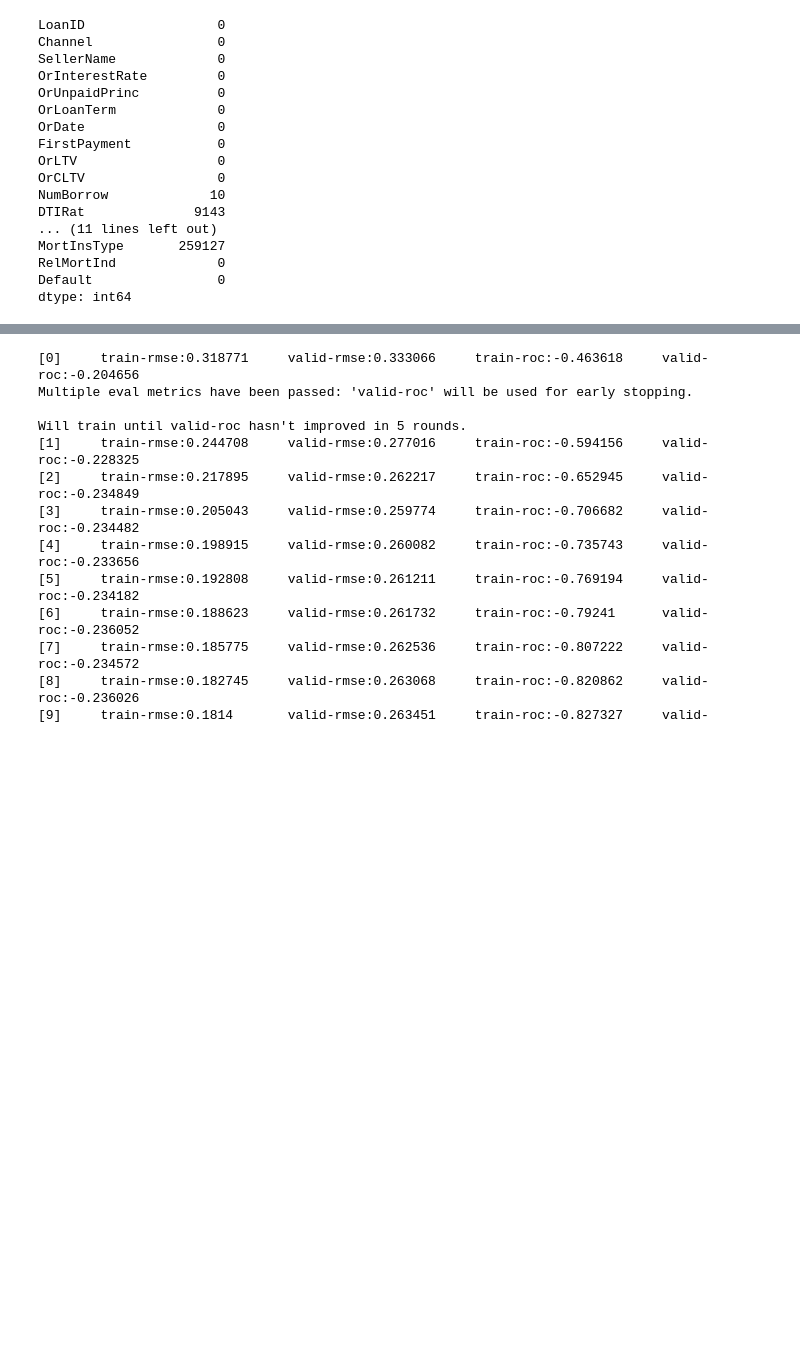
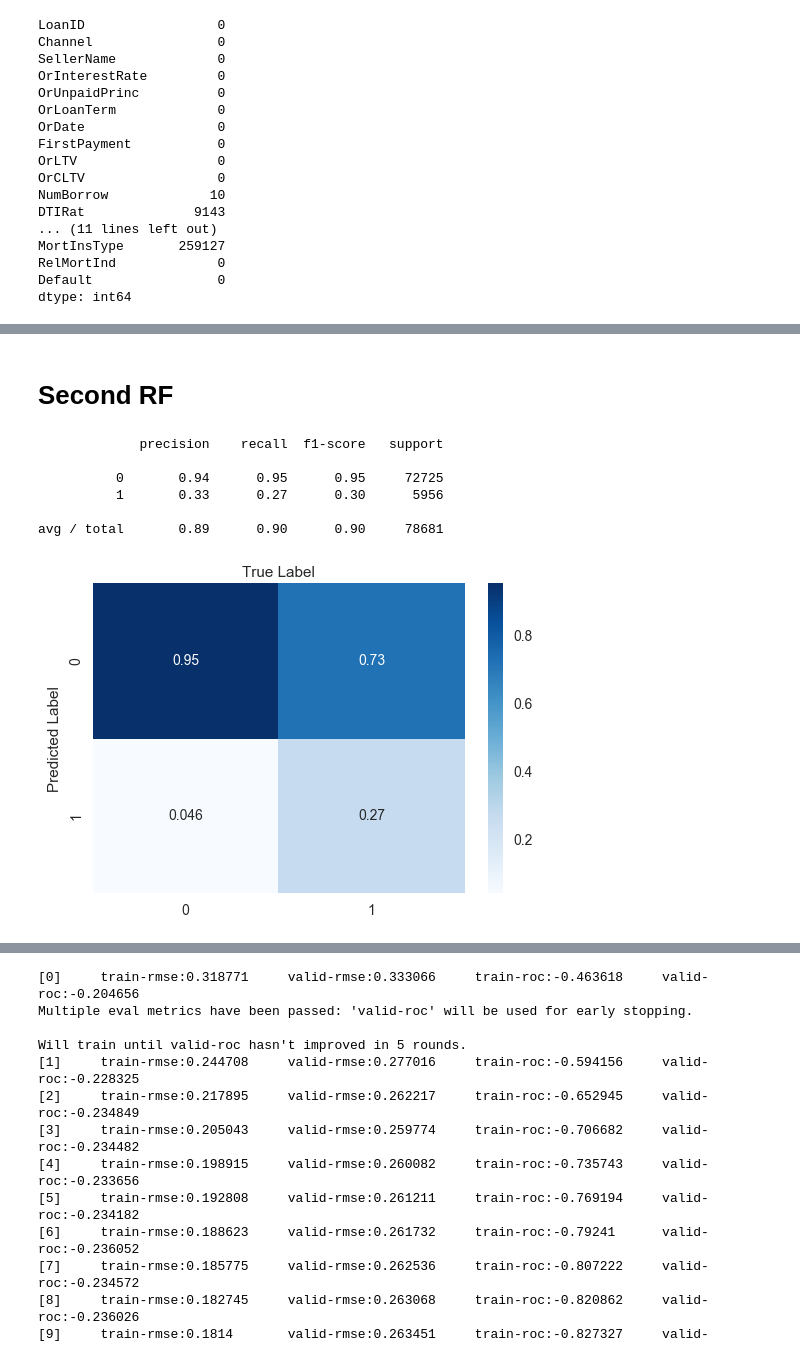
Before and after one commit to ferrarisf50/Fannie-Mae-single-family-mortgage-loan-data, a Jupyter notebook: TEST.ipynb, the cells around one changed output, grey strips where cells are left out. Cells and saved outputs as stored; diff of their text form; code cells hidden in the pictures; blank space fills up the shorter version.

```diff
--- a/TEST.ipynb
+++ b/TEST.ipynb
@@ -164,0 +169,29 @@ mp.legend(loc="lower right", frameon = True).get_frame().set_edgecolor('black')
+# %% [markdown]
+# Second RF
+# %%
+X_train, X_test, y_train, y_test = train_test_split(X, y, test_size = 0.25, random_state=0,stratify=y)
+X_resampled, y_resampled = sm.fit_sample(X_train, y_train)
+# %%
+model = RandomForestClassifier(n_estimators=200)
+model = model.fit(X_resampled, y_resampled)
+predict = model.predict(X_test)
+# %%
+print(classification_report(y_test, predict))
+# %% [output]
+             precision    recall  f1-score   support
+
+          0       0.94      0.95      0.95     72725
+          1       0.33      0.27      0.30      5956
+
+avg / total       0.89      0.90      0.90     78681
+# %%
+cm = confusion_matrix(y_test, predict).T
+cm = cm.astype('float')/cm.sum(axis=0)
+
+fig, ax = mp.subplots()
+sns.heatmap(cm, annot=True, cmap='Blues');
+ax.set_xlabel('True Label')
+ax.set_ylabel('Predicted Label')
+ax.xaxis.set_label_position('top')
+# %% [output]
+[figure, added]
```
Also changed, not shown: parts of 9 cells of this notebook.
